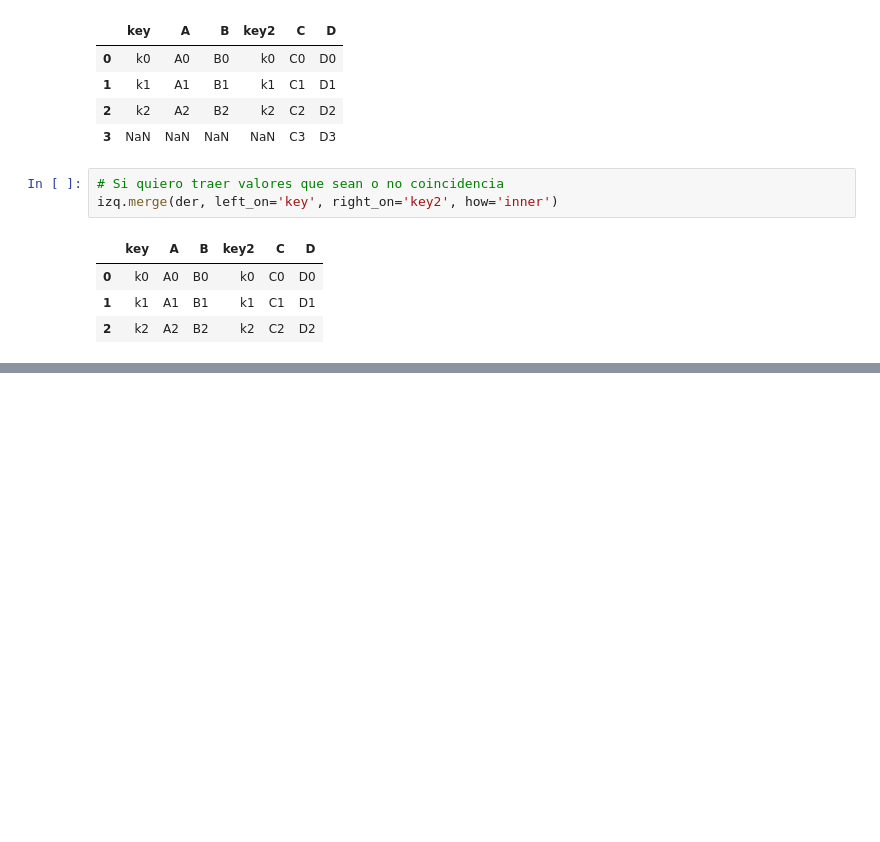
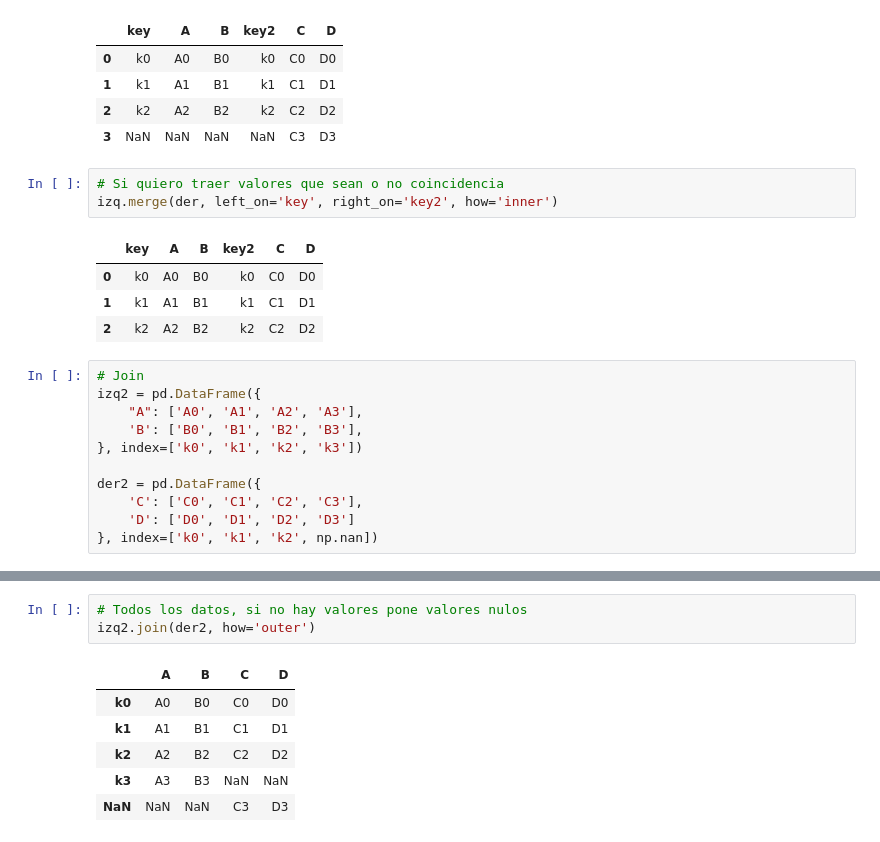
Before and after one commit to jpm2000/numpy_pandas, a Jupyter notebook: concat_merge_join.ipynb, the cells around one changed output, grey strips where cells are left out. Cells and saved outputs as stored; diff of their text form; blank space fills up the shorter version.

```diff
--- a/concat_merge_join.ipynb
+++ b/concat_merge_join.ipynb
@@ -148,3 +148,14 @@ izq.merge(der, left_on='key', right_on='key2', how='inner')
 | 0 | k0 | A0 | B0 | k0 | C0 | D0 |
 | 1 | k1 | A1 | B1 | k1 | C1 | D1 |
 | 2 | k2 | A2 | B2 | k2 | C2 | D2 |
+# %%
+# Join
+izq2 = pd.DataFrame({
+    "A": ['A0', 'A1', 'A2', 'A3'],
+    'B': ['B0', 'B1', 'B2', 'B3'],
+}, index=['k0', 'k1', 'k2', 'k3'])
+
+der2 = pd.DataFrame({
+    'C': ['C0', 'C1', 'C2', 'C3'],
+    'D': ['D0', 'D1', 'D2', 'D3']
+}, index=['k0', 'k1', 'k2', np.nan])
@@ -150,0 +210,10 @@ izq.merge(der, left_on='key', right_on='key2', how='inner')
+# %%
+# Todos los datos, si no hay valores pone valores nulos
+izq2.join(der2, how='outer')
+# %% [output]
+|  | A | B | C | D |
+| k0 | A0 | B0 | C0 | D0 |
+| k1 | A1 | B1 | C1 | D1 |
+| k2 | A2 | B2 | C2 | D2 |
+| k3 | A3 | B3 | NaN | NaN |
+| NaN | NaN | NaN | C3 | D3 |
```
Also changed, not shown: parts of 6 cells of this notebook, 2 other files.
